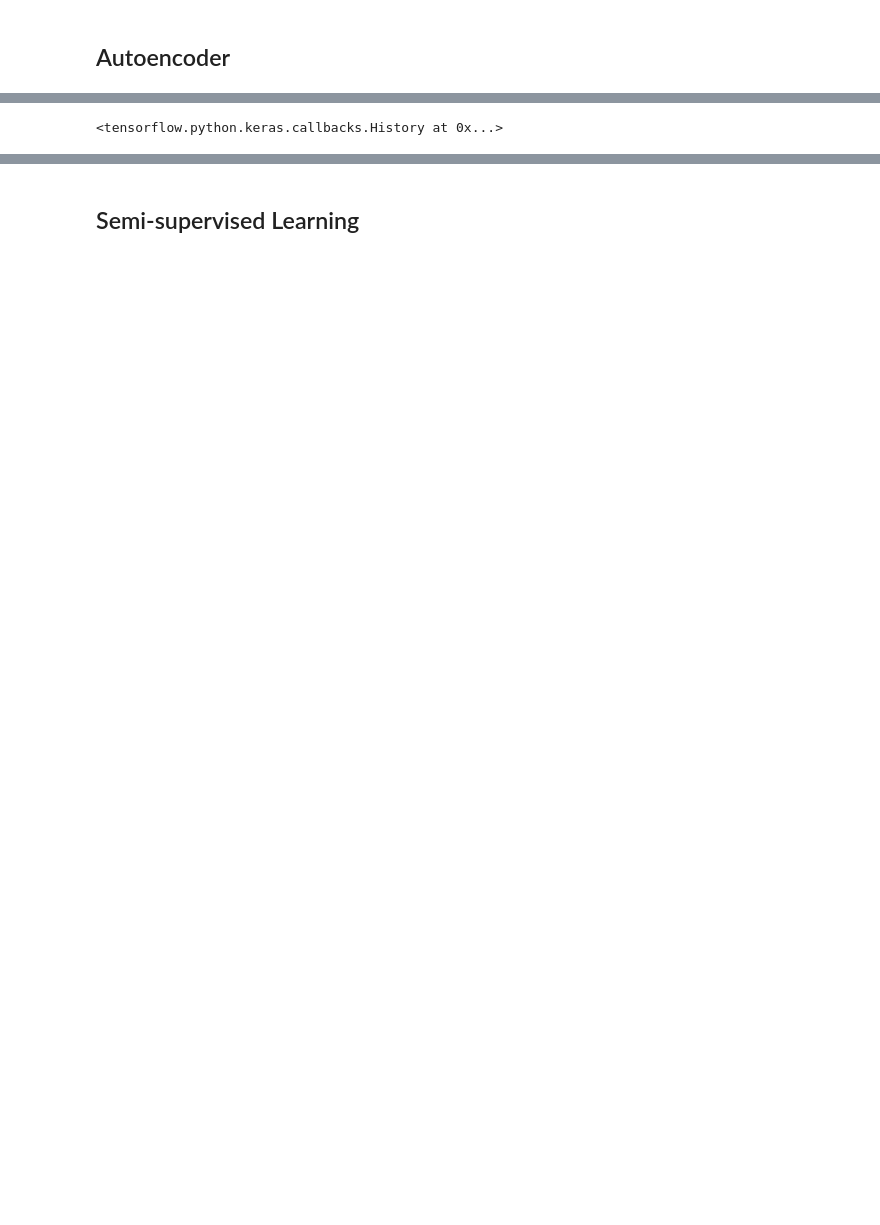
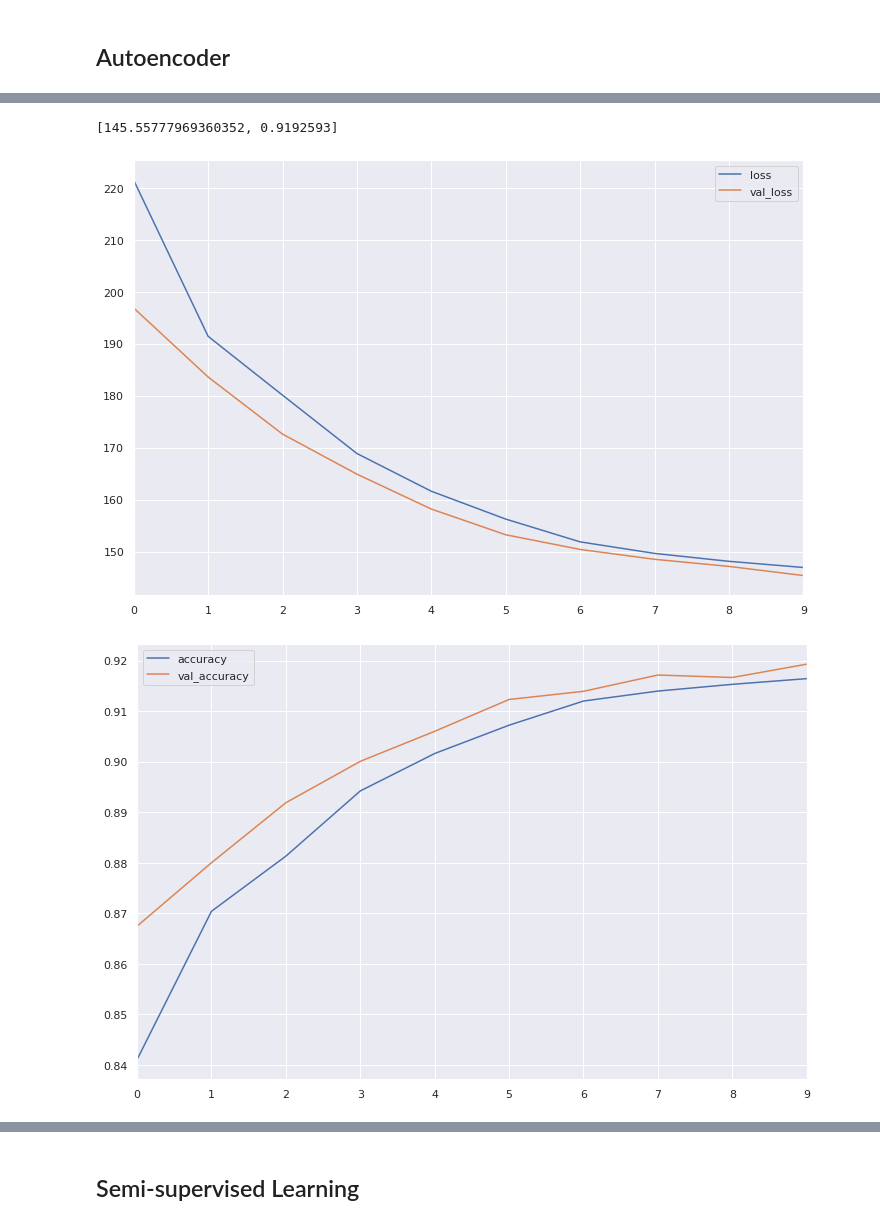
Before and after one commit to cirocavani/Pineapple, a Jupyter notebook: workspace/TensorFlow - Variational Autoencoder.ipynb, the cells around one changed output, grey strips where cells are left out. Drawn from its saved outputs; the diff is of its cells as text; code cells hidden in the pictures; blank space fills up the shorter version.

Commit message:
TensorFlow: VAE M2 (incomplete)

```diff
--- a/workspace/TensorFlow - Variational Autoencoder.ipynb
+++ b/workspace/TensorFlow - Variational Autoencoder.ipynb
@@ -262,14 +269,20 @@ Non-trainable params: 0
 _________________________________________________________________
 [drawing not drawn]
 # %%
-vae = tf.keras.models.Model(
-    name="VAE",
-    inputs=encoder.inputs,
-    outputs=decoder(encoder.outputs[0]))
+def create_autoencoder(encoder, decoder):
+    vae_x = tf.keras.layers.Input(shape=input_shape)
+    vae_z = encoder(vae_x)
+    vae_x_hat = decoder(vae_z)
+
+    vae = tf.keras.models.Model(name="VAE",
+                                inputs=vae_x,
+                                outputs=vae_x_hat)
+
+    return vae
+
+vae = create_autoencoder(encoder, decoder)
 
 vae.summary()
-decoder.summary()
-
 display_model(vae, expand_nested=True)
 # %% [output]
 Model: "VAE"
@@ -291,17 +301,24 @@ Non-trainable params: 0
 _________________________________________________________________
 [drawing not drawn]
 # %%
-negative_log_likelihood = lambda x, y: -y.log_prob(x) # y is a Random Variable
+def negative_log_likelihood(x, x_hat):
+    # x_hat is a Random Variable
+    return -x_hat.log_prob(x)
 
 vae.compile(
     optimizer=tf.optimizers.Adam(),
     loss=negative_log_likelihood,
-    metrics=[tf.metrics.BinaryAccuracy()])
+    metrics=[tf.metrics.BinaryAccuracy("accuracy")])
 
-vae.fit(
-    train_dataset,
-    validation_data=eval_dataset,
-    epochs=10,
-    verbose=2)
+history = vae.fit(train_dataset,
+                  validation_data=eval_dataset,
+                  epochs=10,
+                  verbose=2)
+
+log = pd.DataFrame(history.history)
+log[["loss", "val_loss"]].plot()
+log[["accuracy", "val_accuracy"]].plot()
+
+vae.evaluate(eval_dataset, verbose=2)
 # %% [output]
 Epoch 1/10
@@ -327,4 +344,6 @@ Epoch 10/10
-<tensorflow.python.keras.callbacks.History at 0x...>
+[145.55777969360352, 0.9192593]
+[figure, added]
+[figure, added]
 # %%
 # We'll just examine ten random digits.
 x = next(iter(eval_dataset))[0][:10]
```
Also changed, not shown: parts of 35 cells of this notebook.
